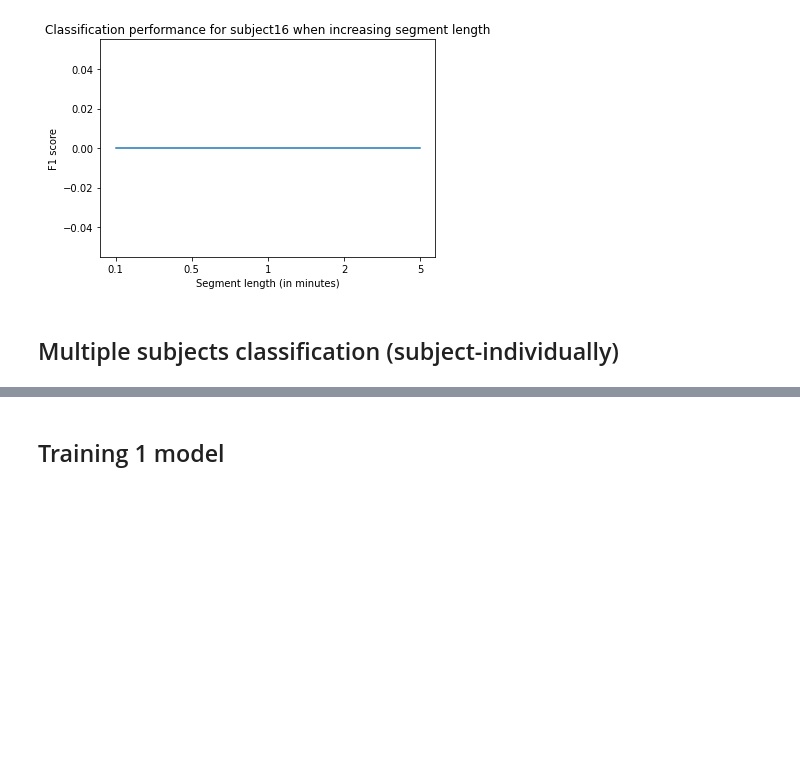
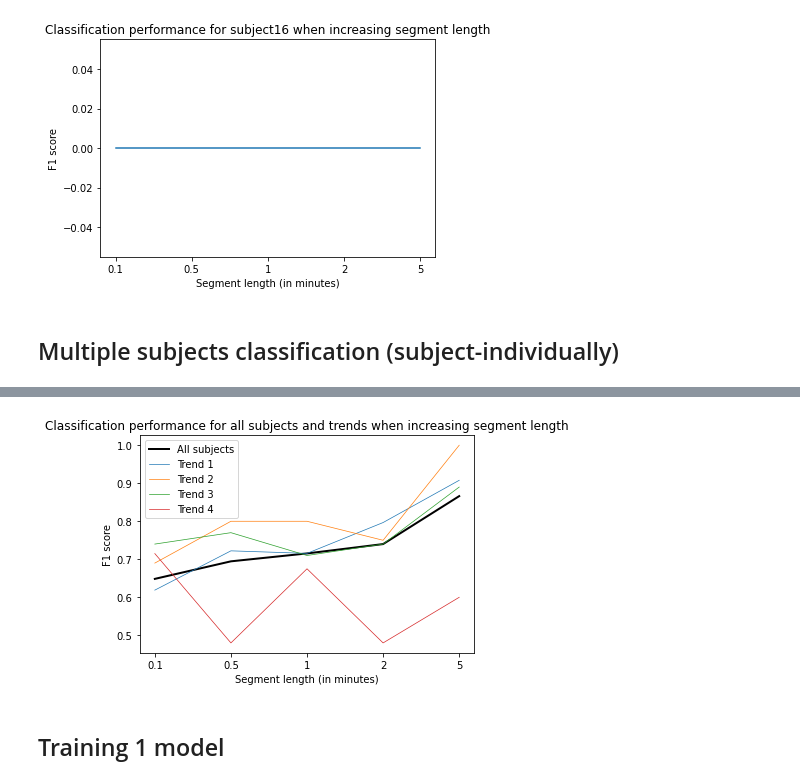
Before and after one commit to fruste/driver-drowsiness, a Jupyter notebook: code/classification.ipynb, the cells around one changed output, grey strips where cells are left out. Drawn from its saved outputs; the diff is of its cells as text; code cells hidden in the pictures; blank space fills up the shorter version.

Commit message:
General classification update.

```diff
--- a/code/classification.ipynb
+++ b/code/classification.ipynb
@@ -125,29 +139,31 @@ Starting segmenting sleepy condition
 # %%
 # because of too little semgments, subjects 11,16, 20 and 25 are removed
 trends = {'1':[3,4,6,9,10,14,15,23,24], '2':[1], '3':[7], '4':[12,22]}
-def plot_performance_trends(scores, avg_scores trends, min_list):
+def plot_performance_trends(scores, avg_scores, trends, min_list):
     x_values = range(len(min_list))
 
     # plotting performance for all trends
-    plt.plot(x_values, list(avg_scores), label = "All subjects")
+    plt.plot(x_values, list(avg_scores), label = "All subjects", linewidth = 2, color='black')
 
     # plotting performances across trends individually
     for t in range(1,5):
         idx = [subjects.index(sub) for sub in trends[str(t)]]
         trend_scores = np.array(scores)[idx]
         trend_mean = np.mean(trend_scores, axis=0)
-        plt.plot(x_values, list(trend_mean), label = 'Trend ' + str(t))
+        plt.plot(x_values, list(trend_mean), label = 'Trend ' + str(t), linewidth=0.7)
 
 
     plt.xticks(x_values, min_list)
     plt.xlabel('Segment length (in minutes)')
     plt.ylabel('F1 score')
     plt.legend()
-    plt.title('Classification performance for all subjects when increasing segment length')
+    plt.title('Classification performance for all subjects and trends when increasing segment length')
     plt.savefig('../final_figures/class_f1_analysis_trends.jpg')
     plt.show()
 
 plot_performance_trends(scores, avg_scores, trends, min_list)
+# %% [output]
+[figure, added]
 # %% [markdown]
 ## Training 1 model
 # %%
```
Also changed, not shown: parts of 3 cells of this notebook, 6 other files.
